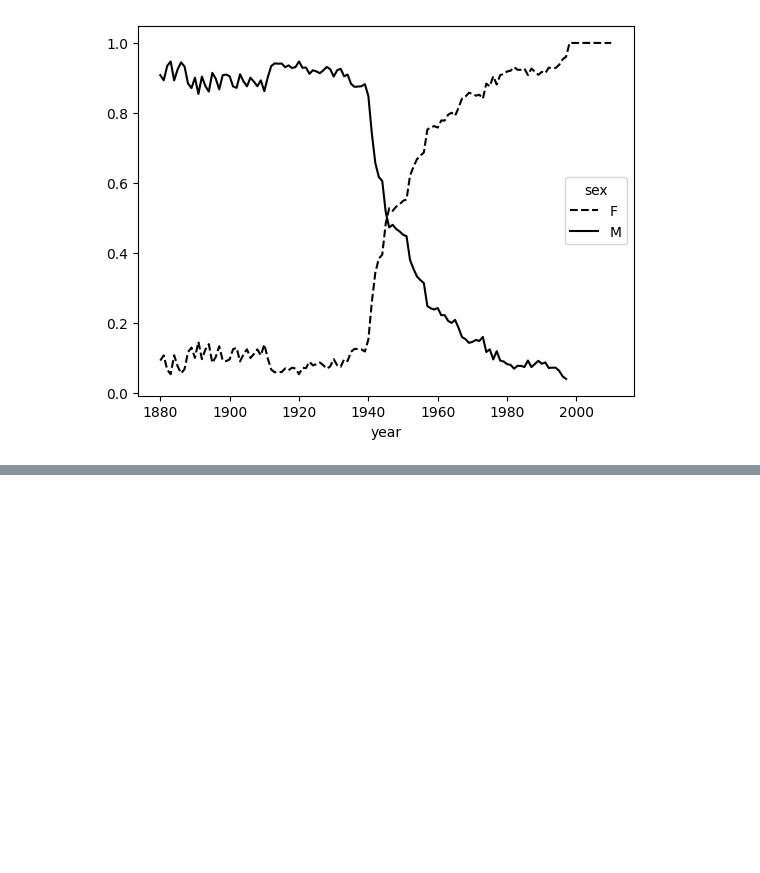
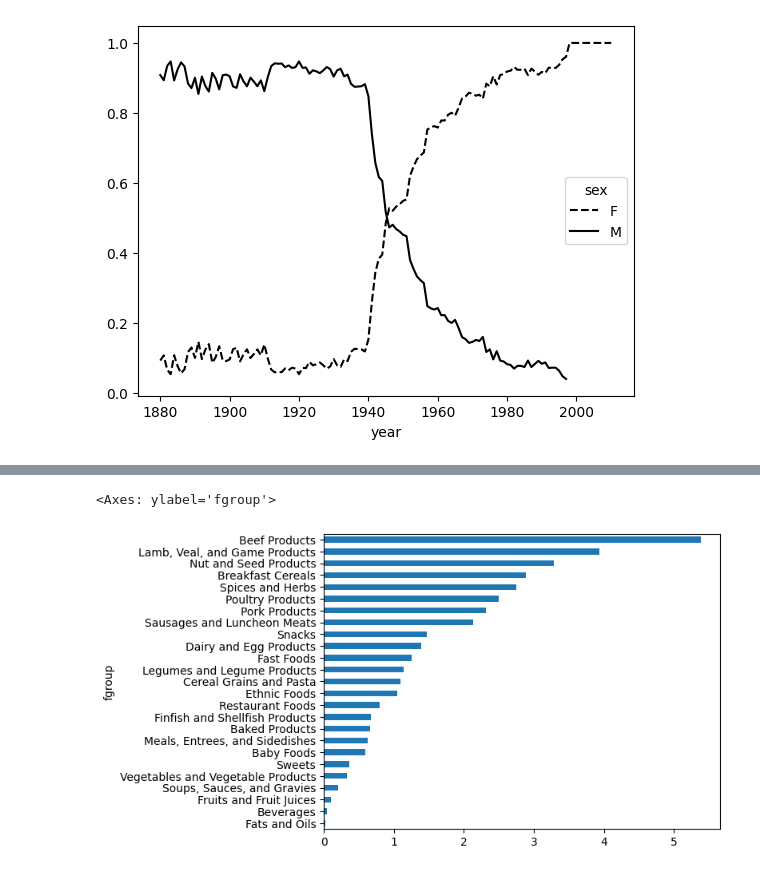
Before and after one commit to metju29/python-data-learning, a Jupyter notebook: Python for Data Analysis book/chapter_14.ipynb, the cells around one changed output, grey strips where cells are left out. Saved outputs shown, nothing was run; the diff lists cells and outputs as text; code cells hidden in the pictures; blank space fills up the shorter version.

```diff
--- a/Python for Data Analysis book/chapter_14.ipynb
+++ b/Python for Data Analysis book/chapter_14.ipynb
@@ -895,0 +974,11 @@ table.plot(style={'M': 'k-', 'F': 'k--'})
+# %%
+nutrients = []
+
+for rec in db:
+    fnuts = pd.DataFrame(rec['nutrients'])
+    fnuts['id'] = rec['id']
+    nutrients.append(fnuts)
+
+nutrients = pd.concat(nutrients, ignore_index=True)
+
+nutrients
@@ -895,0 +1003,7 @@ table.plot(style={'M': 'k-', 'F': 'k--'})
+# %%
+nutrients = nutrients.drop_duplicates()
+
+col_mapping = {'description': 'food',
+               'group': 'fgroup'}
+info = info.rename(columns=col_mapping, copy=False)
+info.info()
@@ -895,0 +1022,5 @@ table.plot(style={'M': 'k-', 'F': 'k--'})
+# %%
+col_mapping = {'description': 'nutrient',
+               'group': 'nutgroup'}
+nutrients = nutrients.rename(columns=col_mapping, copy=False)
+nutrients
@@ -895,0 +1041,3 @@ table.plot(style={'M': 'k-', 'F': 'k--'})
+# %%
+ndata = pd.merge(nutrients, info, on='id', how='outer')
+ndata.info()
@@ -895,0 +1072,6 @@ table.plot(style={'M': 'k-', 'F': 'k--'})
+# %%
+result = ndata.groupby(['nutrient', 'fgroup'])['value'].quantile(0.5)
+result['Zinc, Zn'].sort_values().plot(kind='barh')
+# %% [output]
+<Axes: ylabel='fgroup'>
+[figure, added]
```
Also changed, not shown: parts of 16 cells of this notebook.
